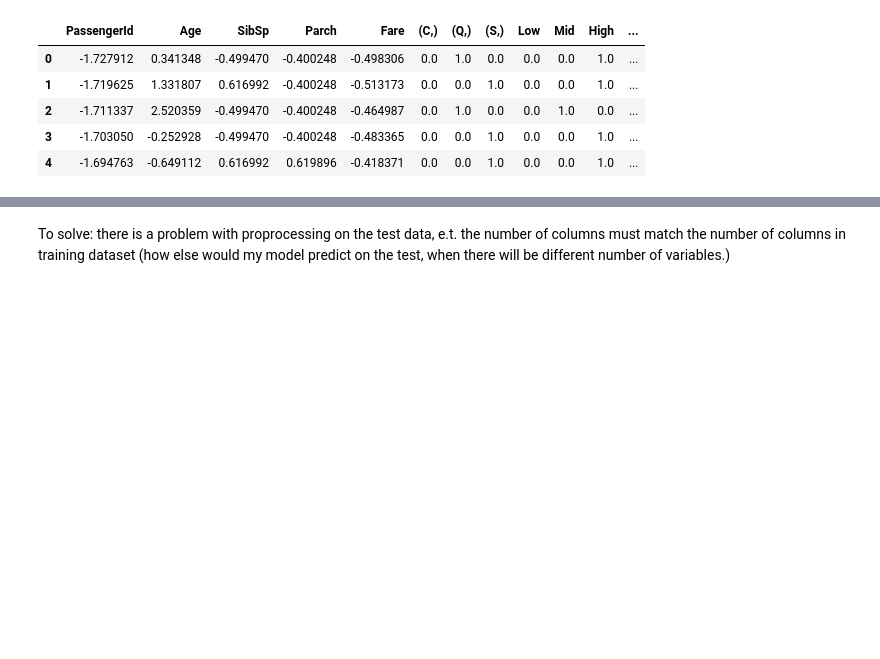
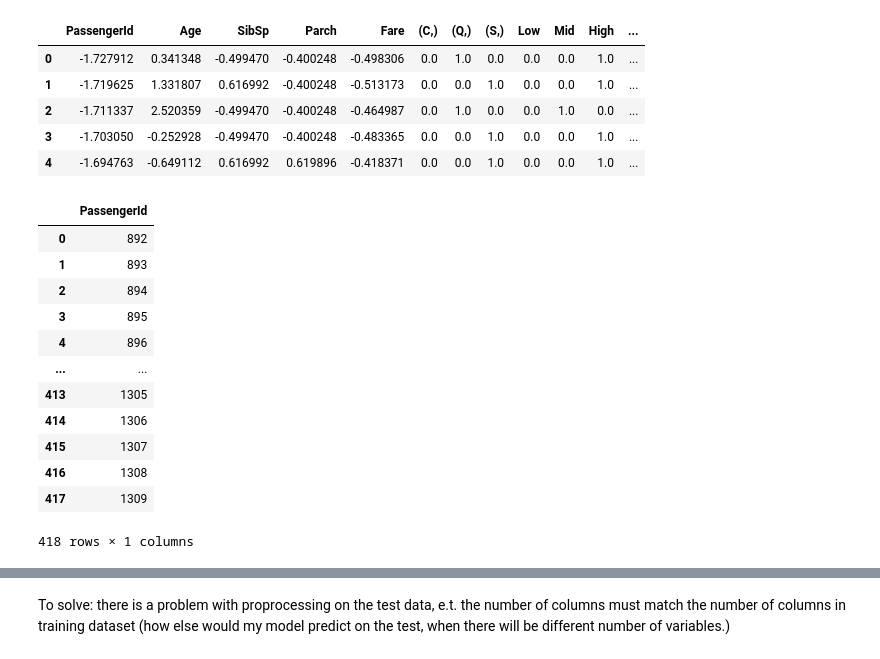
Before and after one commit to LozinskiMatthew/Titanic-DL-Kaggle_Competition, a Jupyter notebook: KaggleTitanic.ipynb, the cells around one changed output, grey strips where cells are left out. Drawn from its saved outputs; the diff is of its cells as text; code cells hidden in the pictures; blank space fills up the shorter version.

```diff
--- a/KaggleTitanic.ipynb
+++ b/KaggleTitanic.ipynb
@@ -757,5 +780,23 @@ final_test_data.head()
 | 2 | -1.711337 | 2.520359 | -0.499470 | -0.400248 | -0.464987 | 0.0 | 1.0 | 0.0 | 0.0 | 1.0 | 0.0 | ... |
 | 3 | -1.703050 | -0.252928 | -0.499470 | -0.400248 | -0.483365 | 0.0 | 0.0 | 1.0 | 0.0 | 0.0 | 1.0 | ... |
 | 4 | -1.694763 | -0.649112 | 0.616992 | 0.619896 | -0.418371 | 0.0 | 0.0 | 1.0 | 0.0 | 0.0 | 1.0 | ... |
+# %%
+test_data_v2 = pd.read_csv('../content/test.csv')
+final_result = pd.DataFrame(data=test_data_v2['PassengerId'], columns=['PassengerId'])
+final_result
+# %% [output]
+|  | PassengerId |
+| 0 | 892 |
+| 1 | 893 |
+| 2 | 894 |
+| 3 | 895 |
+| 4 | 896 |
+| ... | ... |
+| 413 | 1305 |
+| 414 | 1306 |
+| 415 | 1307 |
+| 416 | 1308 |
+| 417 | 1309 |
+418 rows × 1 columns
 # %%
 test_length = len(final_test_data)
```
Also changed, not shown: parts of 9 cells of this notebook.
